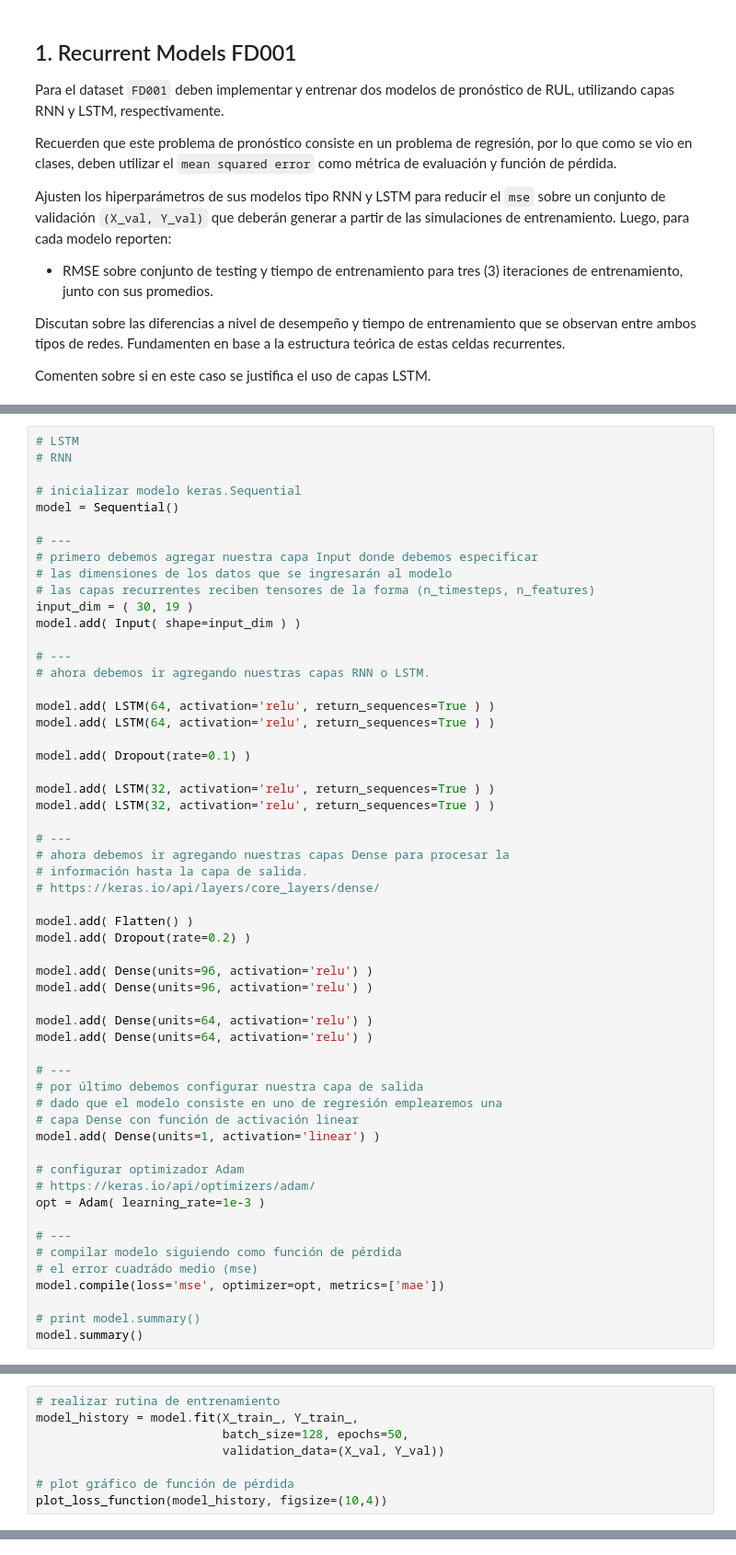
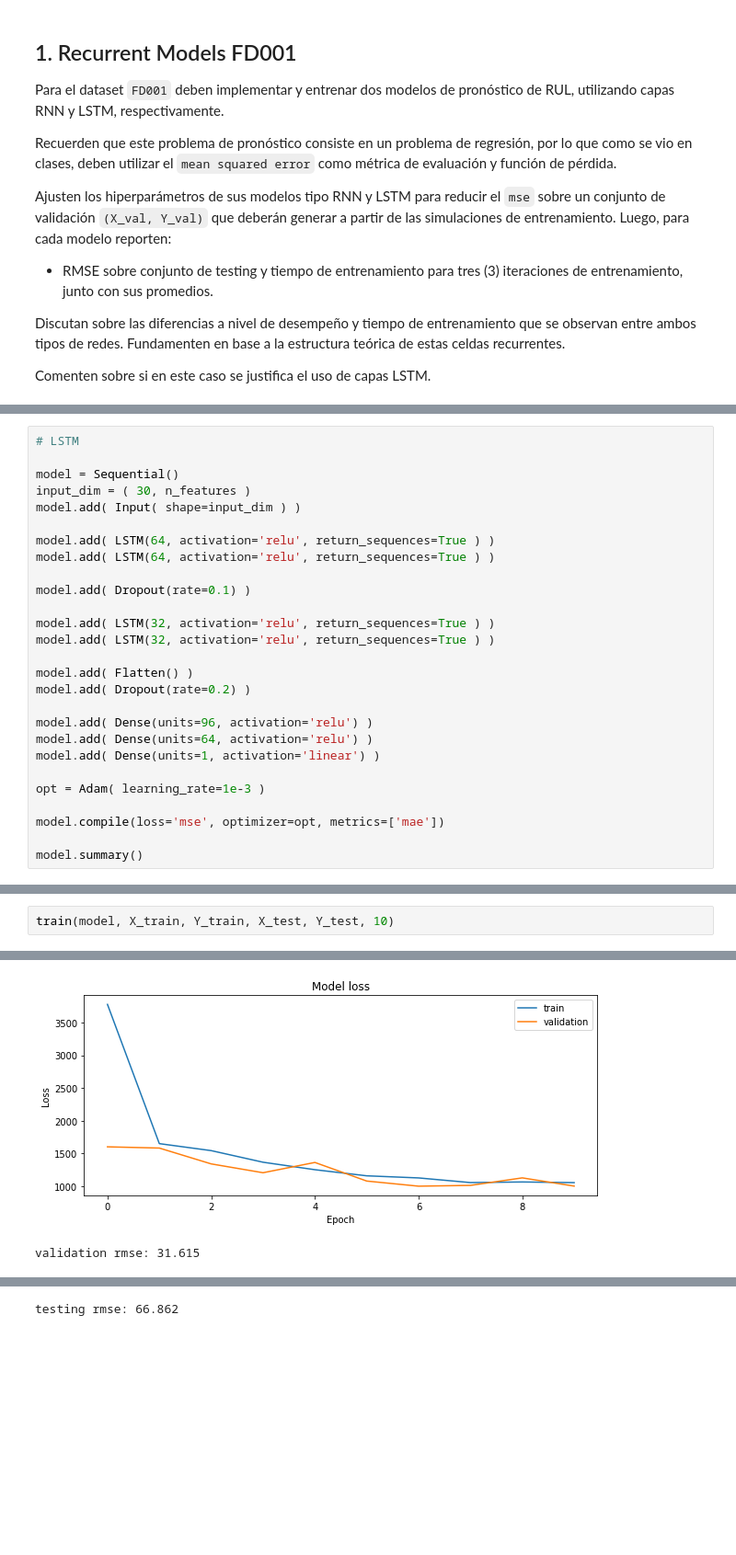
Before and after one commit to MartinVIllesca/ME7260-Aprendizaje-Profundo-en-Diagnostico-y-Pronostico-de-Fallas, a Jupyter notebook: t3/tarea_03.ipynb, the cells around one changed output, grey strips where cells are left out. Shown at 92% size. Drawn from its saved outputs; the diff is of its cells as text; blank space fills up the shorter version.

```diff
--- a/t3/tarea_03.ipynb
+++ b/t3/tarea_03.ipynb
@@ -446,19 +496,9 @@ testing rmse: 74.889
 # %%
 # LSTM
-# RNN
 
-# inicializar modelo keras.Sequential
 model = Sequential()
-
-# ---
-# primero debemos agregar nuestra capa Input donde debemos especificar
-# las dimensiones de los datos que se ingresarán al modelo
-# las capas recurrentes reciben tensores de la forma (n_timesteps, n_features)
-input_dim = ( 30, 19 )
+input_dim = ( 30, n_features )
 model.add( Input( shape=input_dim ) )
-
-# ---
-# ahora debemos ir agregando nuestras capas RNN o LSTM.
 
 model.add( LSTM(64, activation='relu', return_sequences=True ) )
 model.add( LSTM(64, activation='relu', return_sequences=True ) )
@@ -468,35 +508,16 @@ model.add( Dropout(rate=0.1) )
 model.add( LSTM(32, activation='relu', return_sequences=True ) )
 model.add( LSTM(32, activation='relu', return_sequences=True ) )
 
-# ---
-# ahora debemos ir agregando nuestras capas Dense para procesar la
-# información hasta la capa de salida.
-# https://keras.io/api/layers/core_layers/dense/
-
 model.add( Flatten() )
 model.add( Dropout(rate=0.2) )
 
 model.add( Dense(units=96, activation='relu') )
-model.add( Dense(units=96, activation='relu') )
-
 model.add( Dense(units=64, activation='relu') )
-model.add( Dense(units=64, activation='relu') )
-
-# ---
-# por último debemos configurar nuestra capa de salida
-# dado que el modelo consiste en uno de regresión emplearemos una
-# capa Dense con función de activación linear
 model.add( Dense(units=1, activation='linear') )
 
-# configurar optimizador Adam
-# https://keras.io/api/optimizers/adam/
 opt = Adam( learning_rate=1e-3 )
 
-# ---
-# compilar modelo siguiendo como función de pérdida
-# el error cuadrádo medio (mse)
 model.compile(loss='mse', optimizer=opt, metrics=['mae'])
 
-# print model.summary()
 model.summary()
 # %% [output]
@@ -518,10 +539,2 @@ Trainable params: 187,265
 Non-trainable params: 0
 _________________________________________________________________
-# %%
-# realizar rutina de entrenamiento
-model_history = model.fit(X_train_, Y_train_,
-                          batch_size=128, epochs=50,
-                          validation_data=(X_val, Y_val))
-
-# plot gráfico de función de pérdida
-plot_loss_function(model_history, figsize=(10,4))
@@ -562,0 +541,3 @@ testing rmse: 78.665
+# %%
+train(model, X_train, Y_train, X_test, Y_test, 10)
+# %% [output]
@@ -562,0 +561,2 @@ testing rmse: 78.665
+[figure, added]
+validation rmse: 31.615
@@ -562,0 +564 @@ testing rmse: 78.665
+testing rmse: 66.862
```
Also changed, not shown: parts of 27 cells of this notebook.
